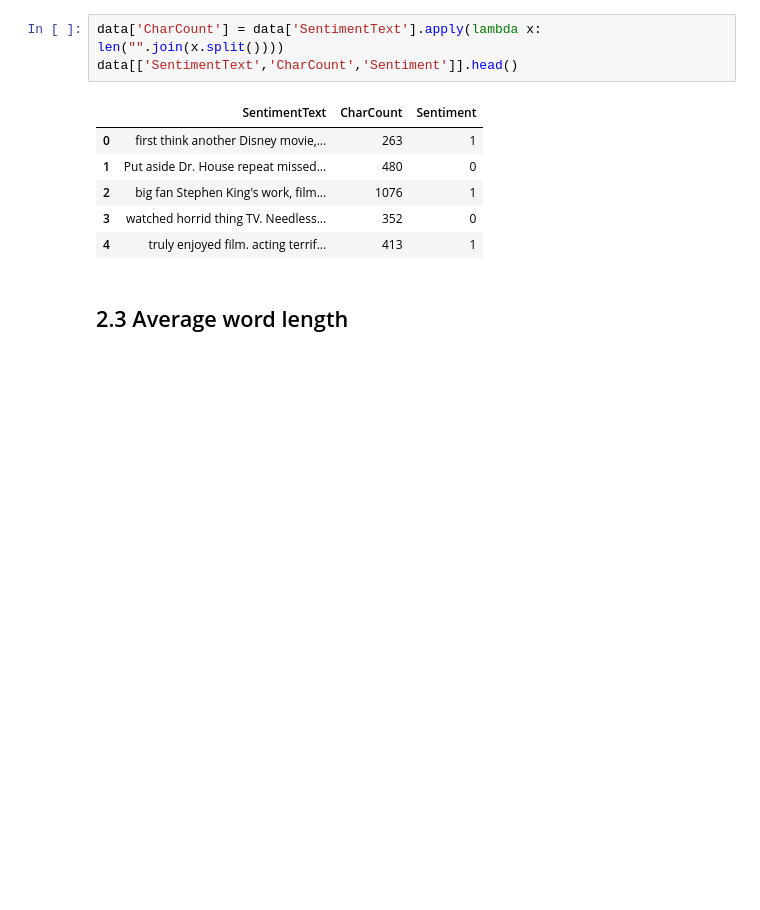
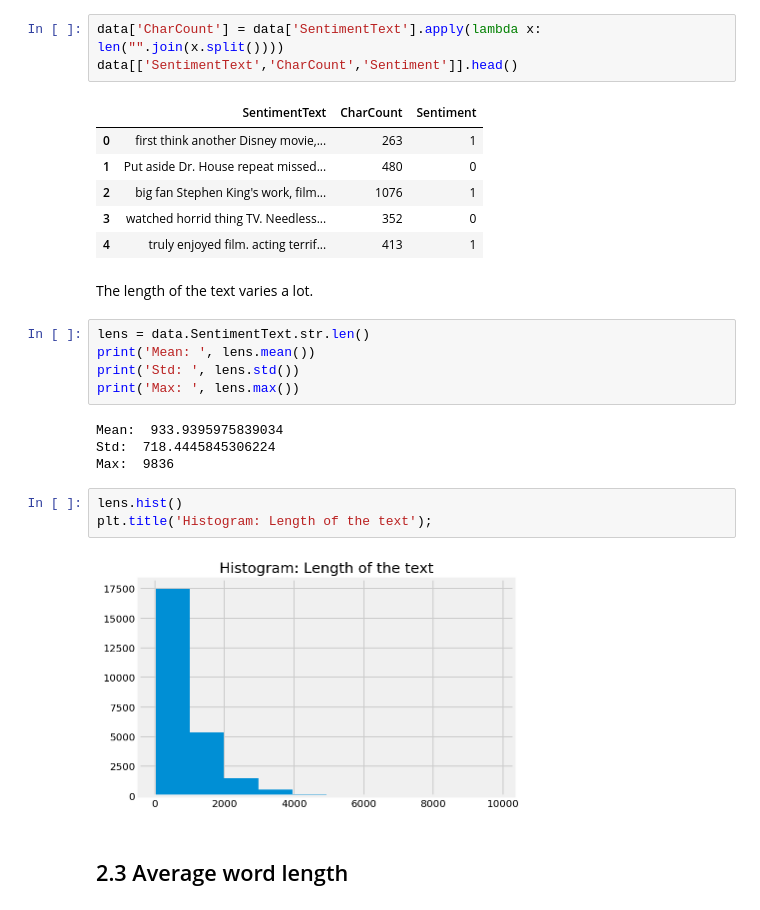
Before and after one commit to Mjauu/text-mining, a Jupyter notebook: sentiment-analysis.ipynb, the cells around one changed output. Saved outputs shown, nothing was run; the diff lists cells and outputs as text; blank space fills up the shorter version.

```diff
--- a/sentiment-analysis.ipynb
+++ b/sentiment-analysis.ipynb
@@ -179,6 +182,22 @@ data[['SentimentText','CharCount','Sentiment']].head()
 | 2 | big fan Stephen King's work, film... | 1076 | 1 |
 | 3 | watched horrid thing TV. Needless... | 352 | 0 |
 | 4 | truly enjoyed film. acting terrif... | 413 | 1 |
+# %% [markdown]
+The length of the text varies a lot.
+# %%
+lens = data.SentimentText.str.len()
+print('Mean: ', lens.mean())
+print('Std: ', lens.std())
+print('Max: ', lens.max())
+# %% [output]
+Mean:  933.9395975839034
+Std:  718.4445845306224
+Max:  9836
+# %%
+lens.hist()
+plt.title('Histogram: Length of the text');
+# %% [output]
+[figure, added]
 # %% [markdown]
 ## 2.3 Average word length
 # %%
```
Also changed, not shown: parts of 10 cells of this notebook.
